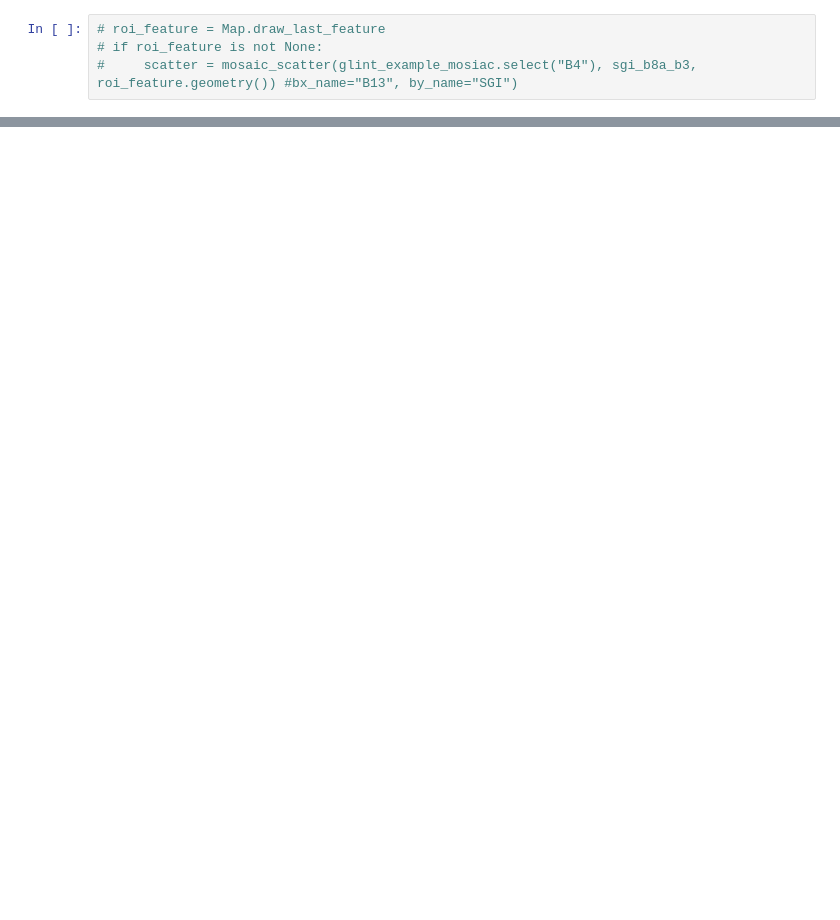
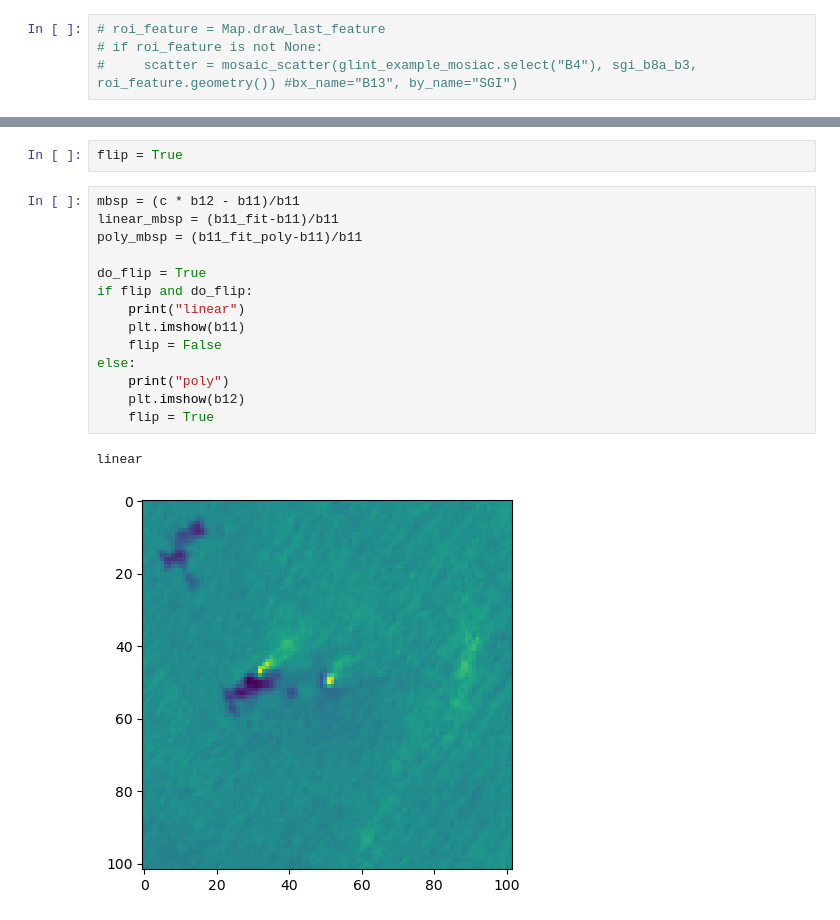
Before and after one commit to SkyTruth/offshore-methane, a Jupyter notebook: notebooks/sentinel2_sunglint_viewer.ipynb, the cells around one changed output, grey strips where cells are left out. Cells and saved outputs as stored; diff of their text form; blank space fills up the shorter version.

```diff
--- a/notebooks/sentinel2_sunglint_viewer.ipynb
+++ b/notebooks/sentinel2_sunglint_viewer.ipynb
@@ -115,0 +308,19 @@ Map
+# %%
+flip = True
+# %%
+mbsp = (c * b12 - b11)/b11
+linear_mbsp = (b11_fit-b11)/b11
+poly_mbsp = (b11_fit_poly-b11)/b11
+
+do_flip = True
+if flip and do_flip:
+    print("linear")
+    plt.imshow(b11)
+    flip = False
+else:
+    print("poly")
+    plt.imshow(b12)
+    flip = True
+# %% [output]
+linear
+[figure, added]
```
Also changed, not shown: parts of 27 cells of this notebook, 3 other files.
